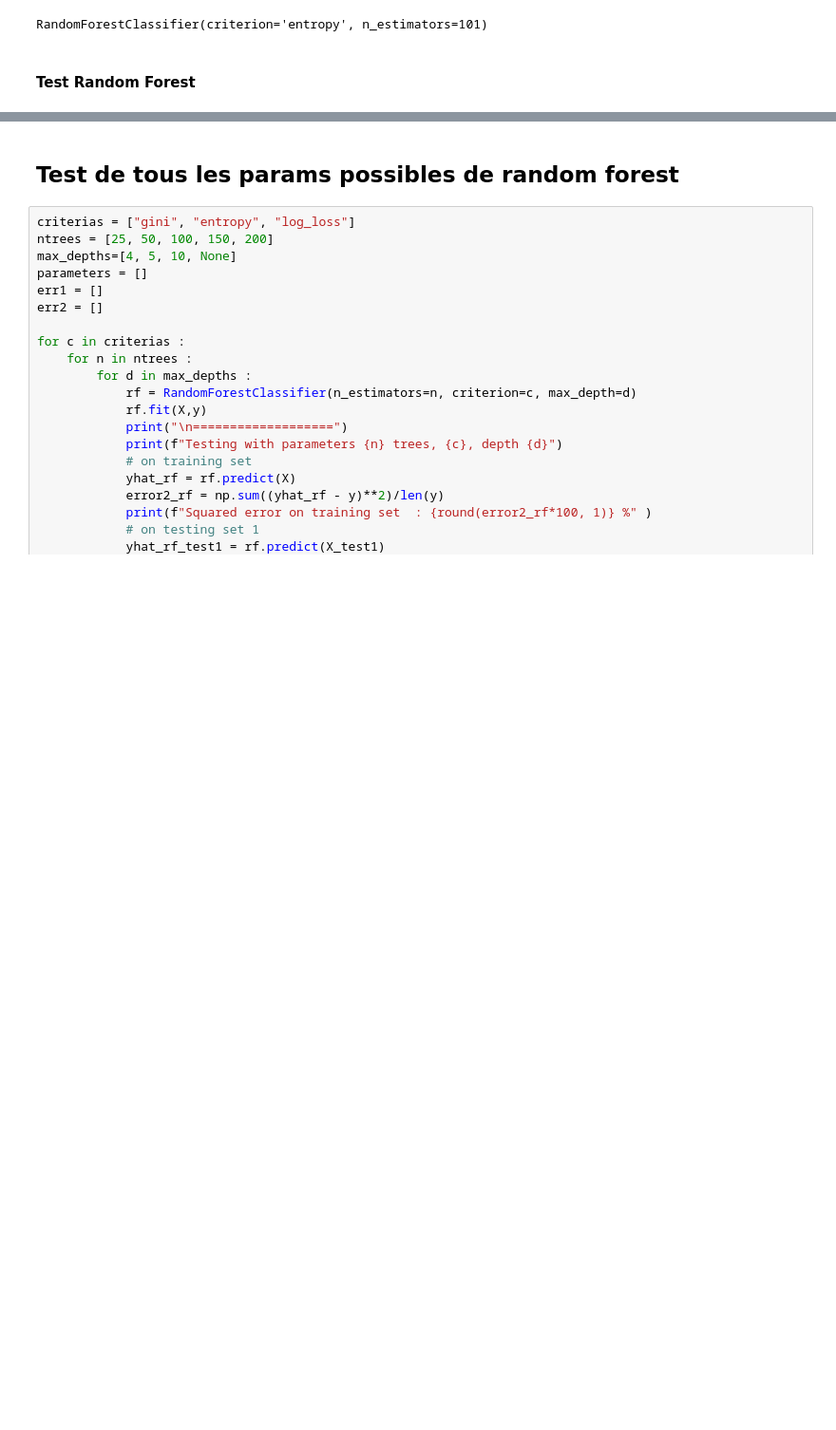
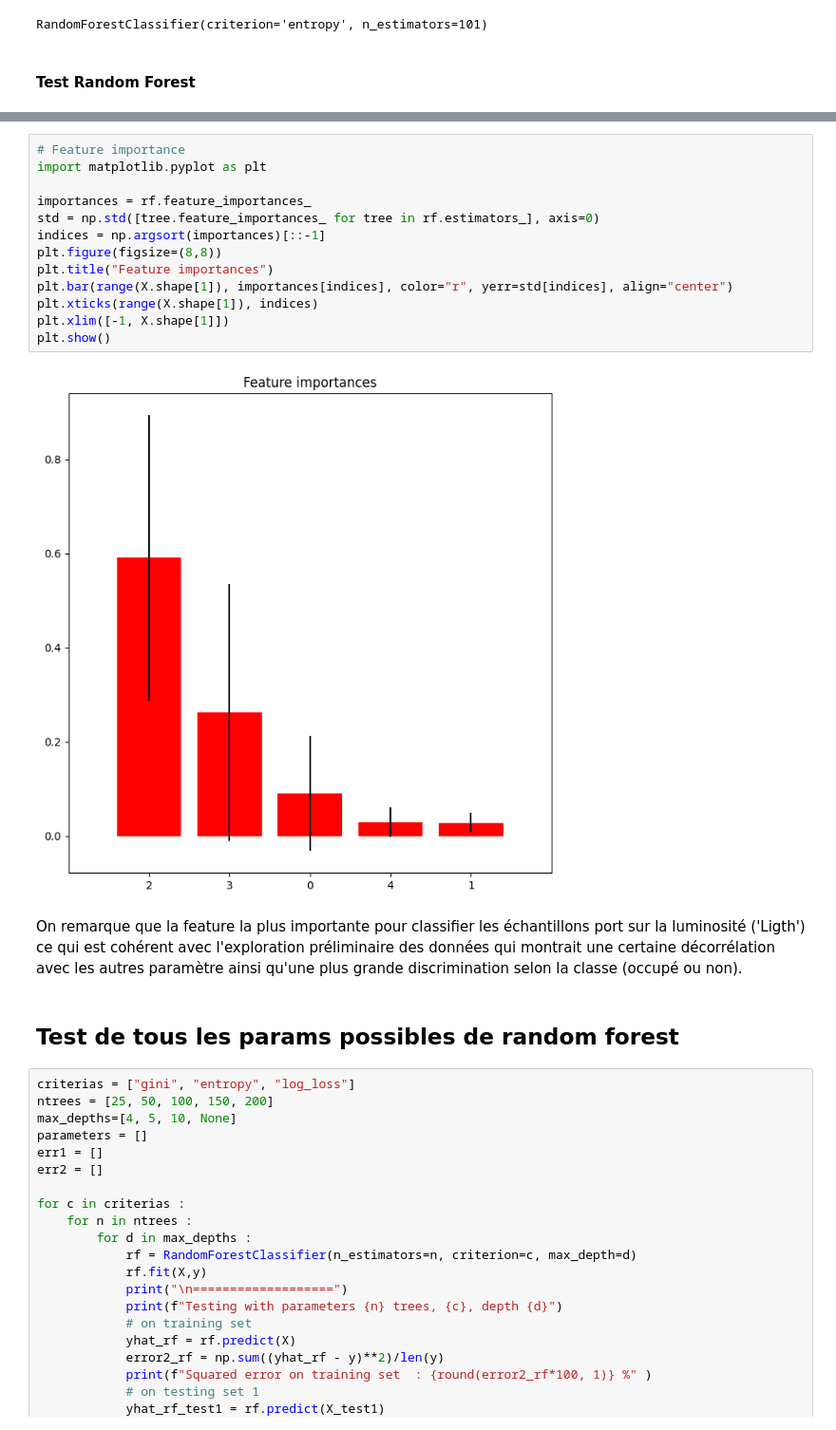
Before and after one commit to nnniels/SDD-machine-learning-BE, a Jupyter notebook: Classification.ipynb, the cells around one changed output, grey strips where cells are left out. Shown at 95% size. Cells and saved outputs as stored; diff of their text form; blank space fills up the shorter version.

```diff
--- a/Classification.ipynb
+++ b/Classification.ipynb
@@ -175,3 +178,20 @@ Squared error on training set : 3.9 %
+# %%
+# Feature importance
+import matplotlib.pyplot as plt
+
+importances = rf.feature_importances_
+std = np.std([tree.feature_importances_ for tree in rf.estimators_], axis=0)
+indices = np.argsort(importances)[::-1]
+plt.figure(figsize=(8,8))
+plt.title("Feature importances")
+plt.bar(range(X.shape[1]), importances[indices], color="r", yerr=std[indices], align="center")
+plt.xticks(range(X.shape[1]), indices)
+plt.xlim([-1, X.shape[1]])
+plt.show()
+# %% [output]
+[figure, added]
+# %% [markdown]
+On remarque que la feature la plus importante pour classifier les échantillons port sur la luminosité ('Ligth') ce qui est cohérent avec l'exploration préliminaire des données qui montrait une certaine décorrélation avec les autres paramètre ainsi qu'une plus grande discrimination selon la classe (occupé ou non).
 # %% [markdown]
 ## Test de tous les params possibles de random forest
 # %%
```
Also changed, not shown: parts of 14 cells of this notebook.
